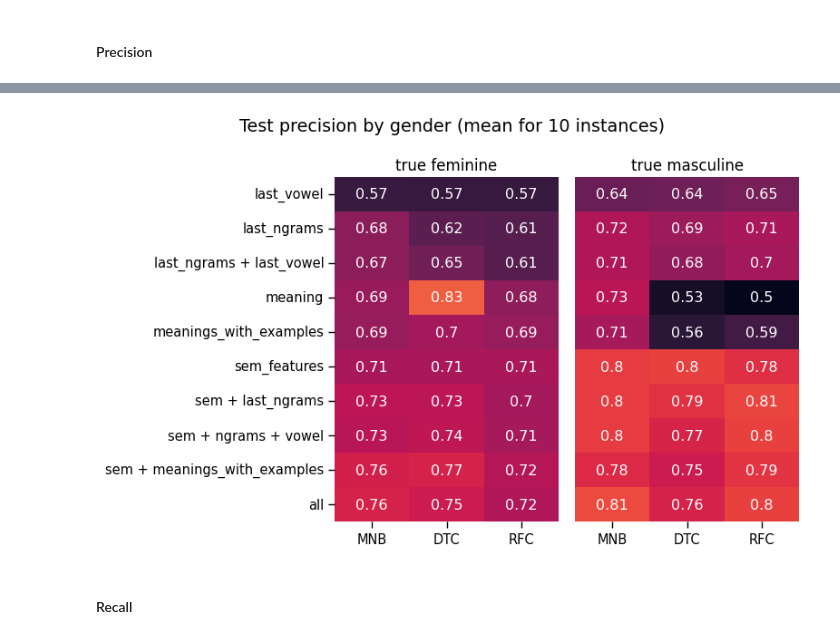
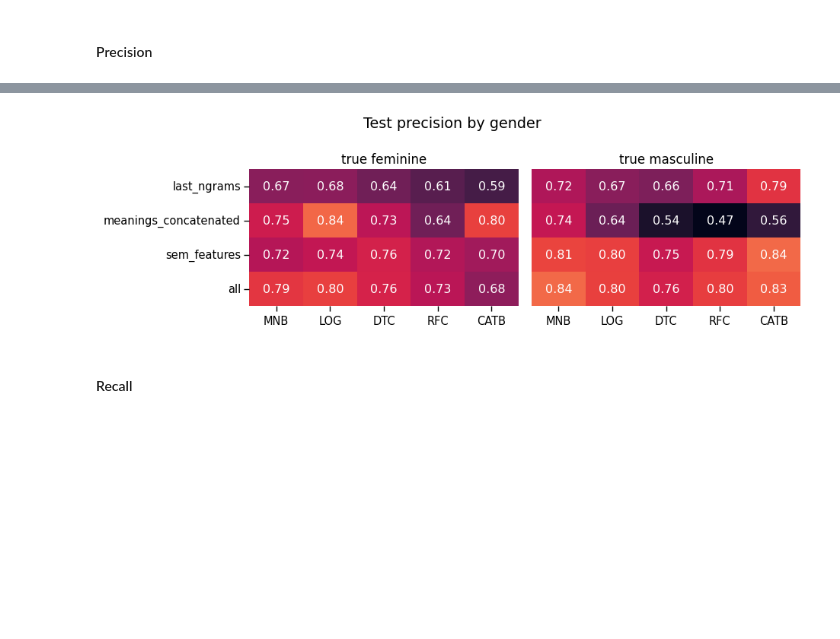
Before and after one commit to mashakrivolap/Coursework2024shughnigender, a Jupyter notebook: Predicting the Gender Category for Shughni Nouns Using Machine Learning Methods.ipynb, the cells around one changed output, grey strips where cells are left out. Drawn from its saved outputs; the diff is of its cells as text; code cells hidden in the pictures; blank space fills up the shorter version.

```diff
--- a/Predicting the Gender Category for Shughni Nouns Using Machine Learning Methods.ipynb
+++ b/Predicting the Gender Category for Shughni Nouns Using Machine Learning Methods.ipynb
@@ -7,8 +7,9 @@ import pandas as pd
 import numpy as np
 import seaborn as sns
 import matplotlib.pyplot as plt
-import json, os, re
+import joblib, json, os, re
 from tqdm.notebook import tqdm
+from copy import copy
 
 from catboost import CatBoostClassifier
 from sklearn.model_selection import train_test_split
@@ -16,8 +17,8 @@ from sklearn.feature_selection import VarianceThreshold
 from sklearn.feature_extraction.text import CountVectorizer
 from sklearn.naive_bayes import MultinomialNB
 from sklearn.ensemble import RandomForestClassifier
-from sklearn.linear_model import LogisticRegression, SGDClassifier
-from sklearn.metrics import accuracy_score, confusion_matrix, classification_report
+from sklearn.linear_model import LogisticRegression
+from sklearn.metrics import accuracy_score, confusion_matrix, ConfusionMatrixDisplay, classification_report
 from sklearn.preprocessing import OneHotEncoder
 from sklearn.tree import DecisionTreeClassifier, plot_tree
 from scipy.sparse import hstack, csr_matrix
@@ -30,6 +31,12 @@ from gensim.utils import simple_preprocess
 import warnings
 warnings.filterwarnings("ignore")
 
+image_folder, model_folder = "img", "models"
+if not os.path.exists(image_folder):
+    os.makedirs(image_folder)
+if not os.path.exists(model_folder):
+    os.makedirs(model_folder)
+
 sns.set_context("paper", font_scale=1.2, rc={"axes.titlesize": 12})
 DPI = 300
 # %%
@@ -631,10 +795,10 @@ def TRAIN(FEATURES):
 # %%
 MODELS_TO_TRAIN = (
     "MNB",
-    #"LOG",
+    "LOG",
     #"SGD",
     "DTC",
     "RFC",
-    #"CATB"
+    "CATB"
 )
 # %%
@@ -710,6 +1017,6 @@ plot_metric_all("precision-weighted")
 # %%
-plot_metric_by_class("precision")
+plot_metric_by_class("precision", ["last_ngrams", "meanings_concatenated", "sem_features", "all"], MODELS_TO_TRAIN)
 # %% [output]
-[figure, old version]
+[figure, new version]
 # %% [markdown]
 #### Recall
```
Also changed, not shown: parts of 64 cells of this notebook, 2 other files.
